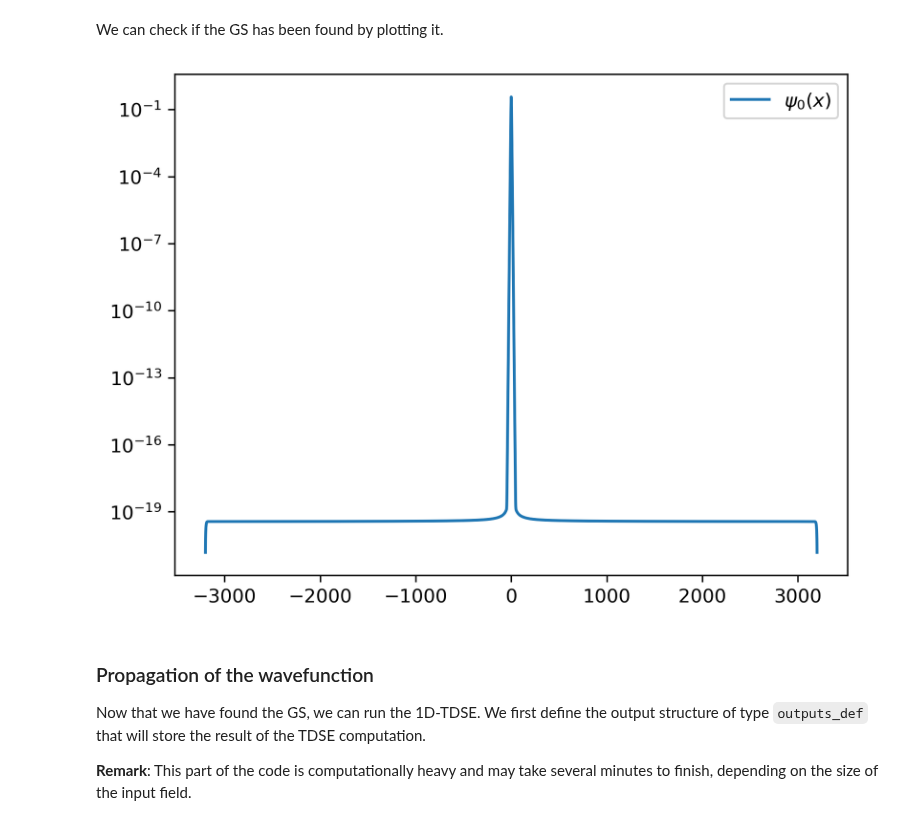
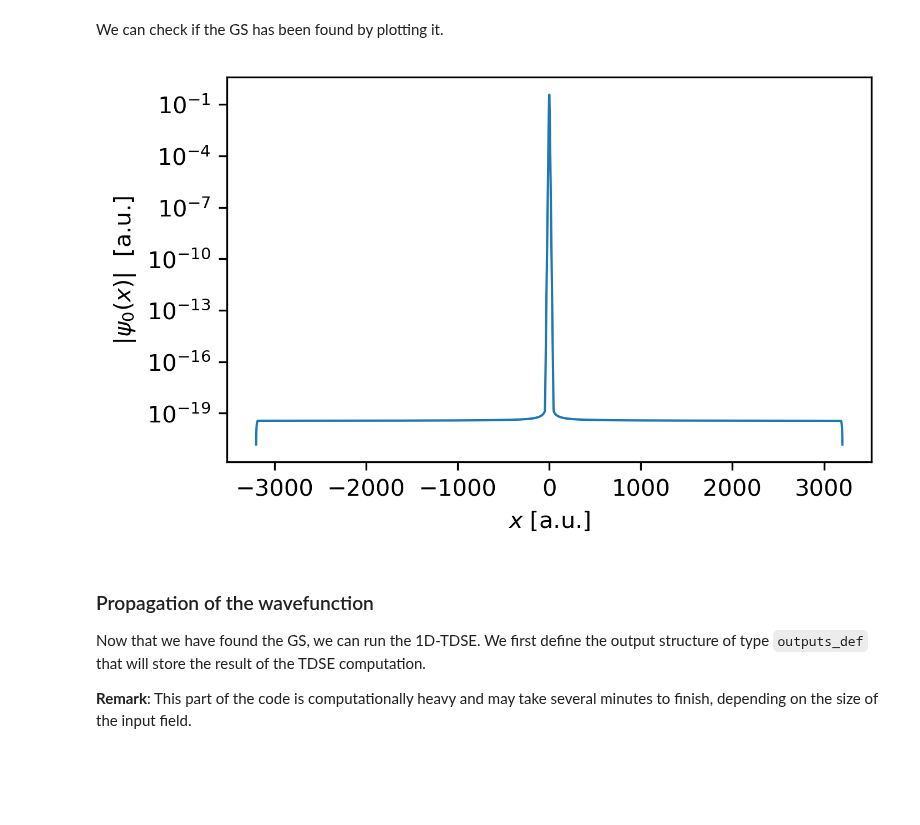
Before and after one commit to MMA-HHG/MMA, a Jupyter notebook: 1DTDSE/PythonTDSE.ipynb, the cells around one changed output. Saved outputs shown, nothing was run; the diff lists cells and outputs as text; code cells hidden in the pictures; blank space fills up the shorter version.

```diff
--- a/1DTDSE/PythonTDSE.ipynb
+++ b/1DTDSE/PythonTDSE.ipynb
@@ -60,16 +56,13 @@ We need to first compute the ground state (GS) wavefunction for the propagation.
 DLL.init_GS(inputs)
 # %% [markdown]
 We can check if the GS has been found by plotting it.
-# %%
-fig = plt.figure()
-fig.dpi = 300
-psi0 = ctype_arr_to_numpy(inputs.psi0, 2*(inputs.num_r+1))
-x = ctype_arr_to_numpy(inputs.x, inputs.num_r+1)
-plt.semilogy(x, np.abs(psi0)[0:-1:2], label = r"$\psi_0(x)$")
-plt.legend()
-plt.show()
-# %% [output]
-[figure, removed]
+# %%
+psi0 = inputs.get_GS()
+x = inputs.get_xgrid()
+
+plot(x, np.abs(psi0), plot_scale="log", x_label=r"$x$ [a.u.]", y_label = r"|$\psi_0(x)|$  [a.u.]", linewidth = 1.)
+# %% [output]
+[figure, added]
 # %% [markdown]
 ### Propagation of the wavefunction
 
```
Also changed, not shown: parts of 51 cells of this notebook, 1 other file.
